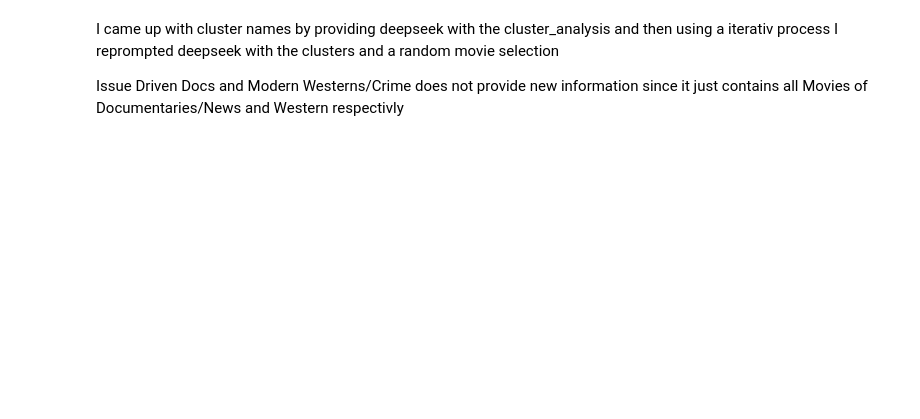
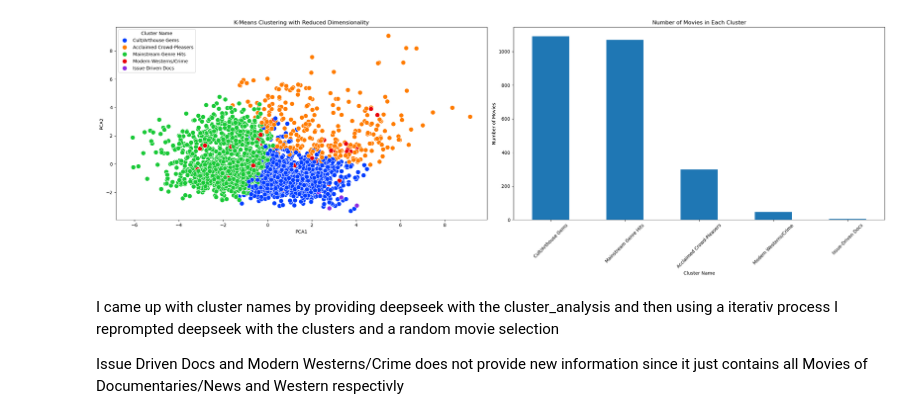
Before and after one commit to Stefan456789/dsai-project, a Jupyter notebook: ML/K-Means.ipynb, the cells around one changed output. Cells and saved outputs as stored; diff of their text form; code cells hidden in the pictures; blank space fills up the shorter version.

```diff
--- a/ML/K-Means.ipynb
+++ b/ML/K-Means.ipynb
@@ -70,3 +85,26 @@ df['Cluster Name'] = df['Cluster'].map(cluster_names)
+# %%
+import matplotlib.pyplot as plt
+
+import seaborn as sns
+fig, axes = plt.subplots(1, 2, figsize=(24, 8))
+
+sns.scatterplot(ax=axes[0], x='PCA1', y='PCA2', hue='Cluster Name', data=df, palette='bright', s=100)
+axes[0].set_title('K-Means Clustering with Reduced Dimensionality')
+axes[0].set_xlabel('PCA1')
+axes[0].set_ylabel('PCA2')
+axes[0].legend(title='Cluster Name')
+
+cluster_counts = df['Cluster Name'].value_counts()
+cluster_counts.plot(ax=axes[1], kind='bar')
+axes[1].set_title('Number of Movies in Each Cluster')
+axes[1].set_xlabel('Cluster Name')
+axes[1].set_ylabel('Number of Movies')
+axes[1].tick_params(axis='x', rotation=45)
+
+plt.tight_layout()
+plt.show()
+# %% [output]
+[figure, added]
 # %% [markdown]
 I came up with cluster names by providing deepseek with the cluster_analysis and then using a iterativ process I reprompted deepseek with the clusters and a random movie selection
 
```
Also changed, not shown: parts of 8 cells of this notebook.
